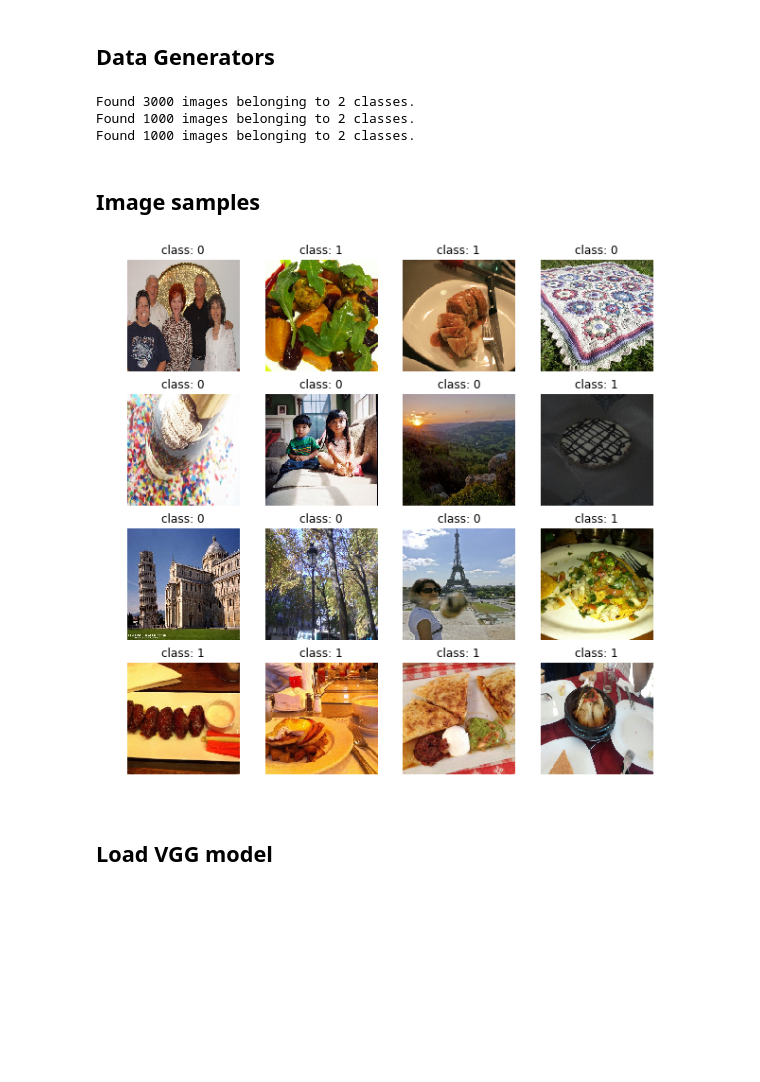
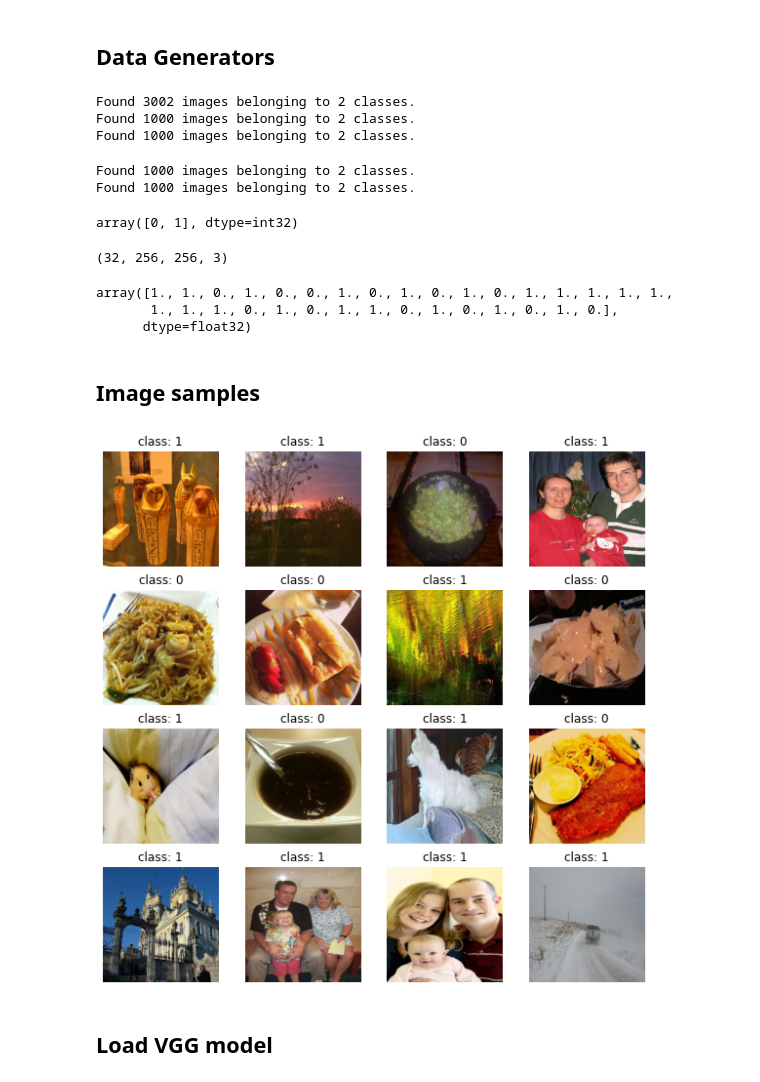
Before and after one commit to deeplearning-itba/cnn, a Jupyter notebook: 4-Transfer-Learning-Food-5K.ipynb, the cells around one changed output. Drawn from its saved outputs; the diff is of its cells as text; code cells hidden in the pictures; blank space fills up the shorter version.

```diff
--- a/4-Transfer-Learning-Food-5K.ipynb
+++ b/4-Transfer-Learning-Food-5K.ipynb
@@ -32,7 +34,7 @@ evaluation  training  validation
 # %%
-training_dir = DATASET_PATH + 'training'
-valid_dir = DATASET_PATH + 'validation'
-test_dir = DATASET_PATH + 'evaluation'
+training_dir = 'data/train/'
+valid_dir = 'data/val/'
+test_dir = 'data/test/'
 
 img_width, img_height = 256, 256
 batch_size = 32
@@ -46,7 +48,9 @@ train_generator = train_datagen.flow_from_directory(
                         training_dir,
                         target_size = (img_height, img_width),
                         batch_size = batch_size,
-                        class_mode = 'binary')
+                        class_mode = 'binary'
+)
+
 
 valid_datagen = ImageDataGenerator(rescale = 1./255, horizontal_flip = True)
 
@@ -64,6 +68,25 @@ test_generator = valid_datagen.flow_from_directory(
                         batch_size = 16,
                         class_mode = 'binary')
 # %% [output]
-Found 3000 images belonging to 2 classes.
+Found 3002 images belonging to 2 classes.
 Found 1000 images belonging to 2 classes.
 Found 1000 images belonging to 2 classes.
+# %%
+valid_datagen = ImageDataGenerator(rescale = 1./255, horizontal_flip = True)
+
+valid_generator = valid_datagen.flow_from_directory(
+                        valid_dir,
+                        target_size = (img_height, img_width),
+                        batch_size = batch_size,
+                        class_mode = 'binary')
+
+test_datagen = ImageDataGenerator(rescale = 1./255, horizontal_flip = True)
+
+test_generator = valid_datagen.flow_from_directory(
+                        test_dir,
+                        target_size = (img_height, img_width),
+                        batch_size = 16,
+                        class_mode = 'binary')
+# %% [output]
+Found 1000 images belonging to 2 classes.
+Found 1000 images belonging to 2 classes.
@@ -70,16 +95,32 @@ Found 1000 images belonging to 2 classes.
+# %%
+np.unique(train_generator.classes)
+# %% [output]
+array([0, 1], dtype=int32)
+# %%
+imgs, labels = next(train_generator)
+# %%
+imgs.shape
+# %% [output]
+(32, 256, 256, 3)
+# %%
+labels
+# %% [output]
+array([1., 1., 0., 1., 0., 0., 1., 0., 1., 0., 1., 0., 1., 1., 1., 1., 1.,
+       1., 1., 1., 0., 1., 0., 1., 1., 0., 1., 0., 1., 0., 1., 0.],
+      dtype=float32)
 # %% [markdown]
 ## Image samples
 # %%
-imgs, labels = next(test_generator)
+
 num_figs = 16
 
 fig, axs = plt.subplots(num_figs // 4, 4, figsize=(10,10))
 for i in range(num_figs):
     axs[i // 4, i % 4].imshow(imgs[i])
     axs[i // 4, i % 4].axis('off')
     axs[i // 4, i % 4].set_title(f'class: {int(labels[i])}')
 # %% [output]
-[figure, old version]
+[figure, new version]
 # %% [markdown]
 ## Load VGG model
 # %%
```
Also changed, not shown: parts of 16 cells of this notebook, 5 other files.
